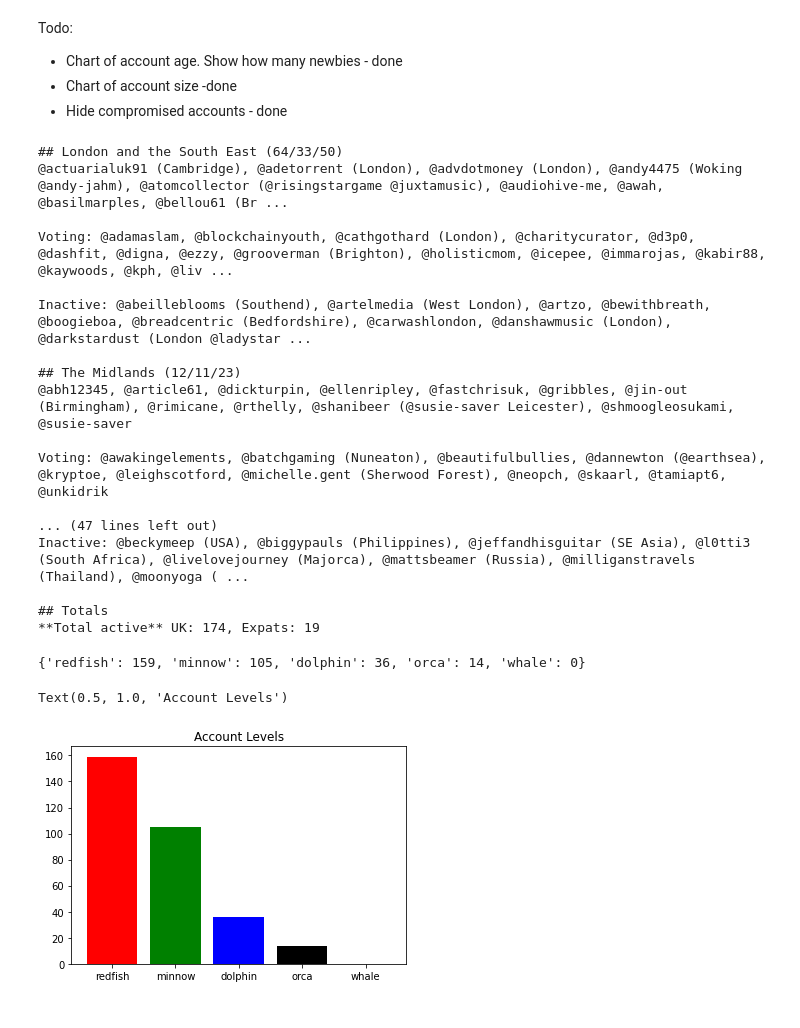
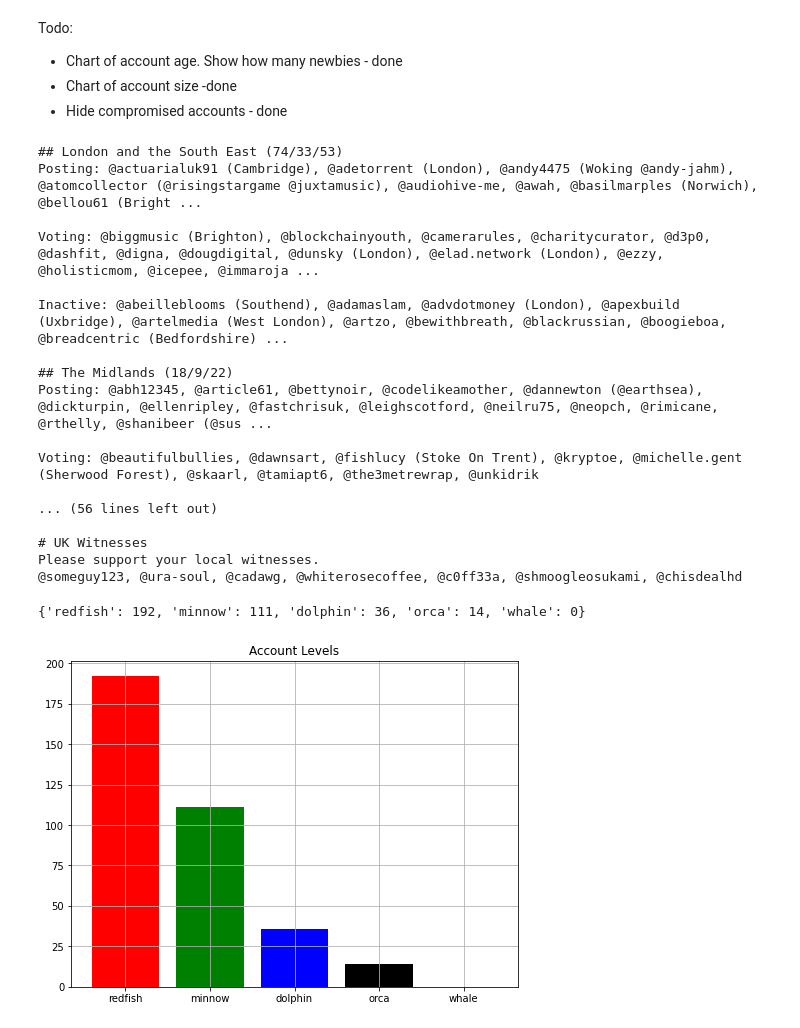
Before and after one commit to steevc/hivescripts, a Jupyter notebook: activeuser.ipynb, the cells around one changed output. Drawn from its saved outputs; the diff is of its cells as text; code cells hidden in the pictures.

```diff
--- a/activeuser.ipynb
+++ b/activeuser.ipynb
@@ -115,31 +115,43 @@ with open('users.txt', 'r') as f:
     output_region(region, active, voting, inactive)
     print('## Totals')
     print(f'**Total active** UK: {total_active}, Expats: {len(active)}')
+
+    print('''
+# Charts
+This shows the numbers in each category of the active and voting accounts. Level is based on 'VESTS'. Minnow equates to about 535HP and each level is 10x the previous.
+
+This shows when people joined Hive. The last few months are shown separately to make any changes obvious.
+
+# UK Witnesses
+Please support your local witnesses.
+@someguy123, @ura-soul, @cadawg, @whiterosecoffee, @c0ff33a, @shmoogleosukami, @chisdealhd''')
 # %% [output]
-## London and the South East (64/33/50)
-@actuarialuk91 (Cambridge), @adetorrent (London), @advdotmoney (London), @andy4475 (Woking @andy-jahm), @atomcollector (@risingstargame @juxtamusic), @audiohive-me, @awah, @basilmarples, @bellou61 (Br ...
+## London and the South East (74/33/53)
+Posting: @actuarialuk91 (Cambridge), @adetorrent (London), @andy4475 (Woking @andy-jahm), @atomcollector (@risingstargame @juxtamusic), @audiohive-me, @awah, @basilmarples (Norwich), @bellou61 (Bright ...
 
-Voting: @adamaslam, @blockchainyouth, @cathgothard (London), @charitycurator, @d3p0, @dashfit, @digna, @ezzy, @grooverman (Brighton), @holisticmom, @icepee, @immarojas, @kabir88, @kaywoods, @kph, @liv ...
+Voting: @biggmusic (Brighton), @blockchainyouth, @camerarules, @charitycurator, @d3p0, @dashfit, @digna, @dougdigital, @dunsky (London), @elad.network (London), @ezzy, @holisticmom, @icepee, @immaroja ...
 
-Inactive: @abeilleblooms (Southend), @artelmedia (West London), @artzo, @bewithbreath, @boogieboa, @breadcentric (Bedfordshire), @carwashlondon, @danshawmusic (London), @darkstardust (London @ladystar ...
+Inactive: @abeilleblooms (Southend), @adamaslam, @advdotmoney (London), @apexbuild (Uxbridge), @artelmedia (West London), @artzo, @bewithbreath, @blackrussian, @boogieboa, @breadcentric (Bedfordshire) ...
 
-## The Midlands (12/11/23)
-@abh12345, @article61, @dickturpin, @ellenripley, @fastchrisuk, @gribbles, @jin-out (Birmingham), @rimicane, @rthelly, @shanibeer (@susie-saver Leicester), @shmoogleosukami, @susie-saver
+## The Midlands (18/9/22)
+Posting: @abh12345, @article61, @bettynoir, @codelikeamother, @dannewton (@earthsea), @dickturpin, @ellenripley, @fastchrisuk, @leighscotford, @neilru75, @neopch, @rimicane, @rthelly, @shanibeer (@sus ...
 
-Voting: @awakingelements, @batchgaming (Nuneaton), @beautifulbullies, @dannewton (@earthsea), @kryptoe, @leighscotford, @michelle.gent (Sherwood Forest), @neopch, @skaarl, @tamiapt6, @unkidrik
+Voting: @beautifulbullies, @dawnsart, @fishlucy (Stoke On Trent), @kryptoe, @michelle.gent (Sherwood Forest), @skaarl, @tamiapt6, @the3metrewrap, @unkidrik
 
-... (47 lines left out)
-Inactive: @beckymeep (USA), @biggypauls (Philippines), @jeffandhisguitar (SE Asia), @l0tti3 (South Africa), @livelovejourney (Majorca), @mattsbeamer (Russia), @milliganstravels (Thailand), @moonyoga ( ...
+... (56 lines left out)
 
-## Totals
-**Total active** UK: 174, Expats: 19
+# UK Witnesses
+Please support your local witnesses.
+@someguy123, @ura-soul, @cadawg, @whiterosecoffee, @c0ff33a, @shmoogleosukami, @chisdealhd
 # %%
 print(fish)
+fig, ax = plt.subplots()
+fig.set_size_inches(8,6)
 plt.bar(fish.keys(), fish.values(), color=['red','green','blue','black','gray']);
 plt.title('Account Levels')
+ax.grid()
 # %% [output]
-{'redfish': 159, 'minnow': 105, 'dolphin': 36, 'orca': 14, 'whale': 0}
+{'redfish': 192, 'minnow': 111, 'dolphin': 36, 'orca': 14, 'whale': 0}
-Text(0.5, 1.0, 'Account Levels')
-[figure, old version]
+[figure, new version]
 # %%
 print(age)
```
Also changed, not shown: parts of 2 cells of this notebook, 3 other files.
